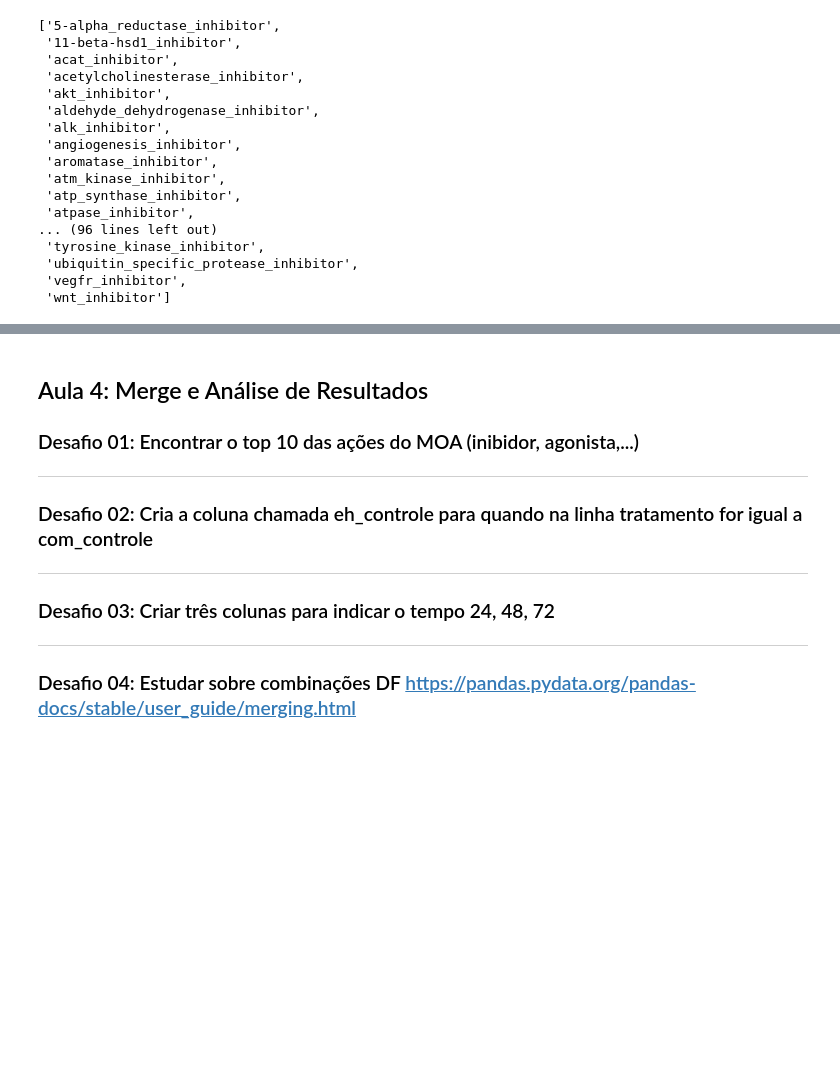
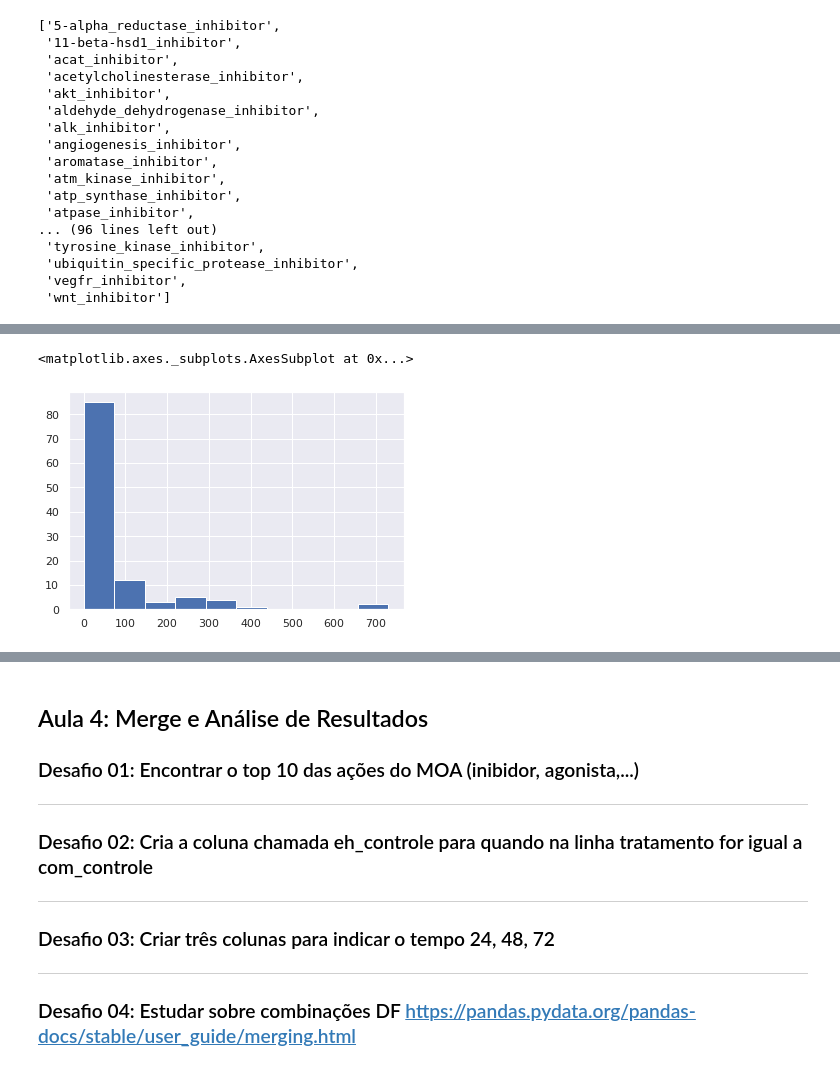
Before and after one commit to henriqueotogami/imersao-dados-3-alura, a Jupyter notebook: Desafios.ipynb, the cells around one changed output, grey strips where cells are left out. Saved outputs shown, nothing was run; the diff lists cells and outputs as text; code cells hidden in the pictures; blank space fills up the shorter version.

```diff
--- a/Desafios.ipynb
+++ b/Desafios.ipynb
@@ -487,0 +578,5 @@ dados_resultados.groupby(by=inhibitorLabels, axis=0)
+# %%
+inhibitorActivation.max().sort_values(ascending=False).hist()
+# %% [output]
+<matplotlib.axes._subplots.AxesSubplot at 0x...>
+[figure, added]
```
Also changed, not shown: parts of 18 cells of this notebook.
